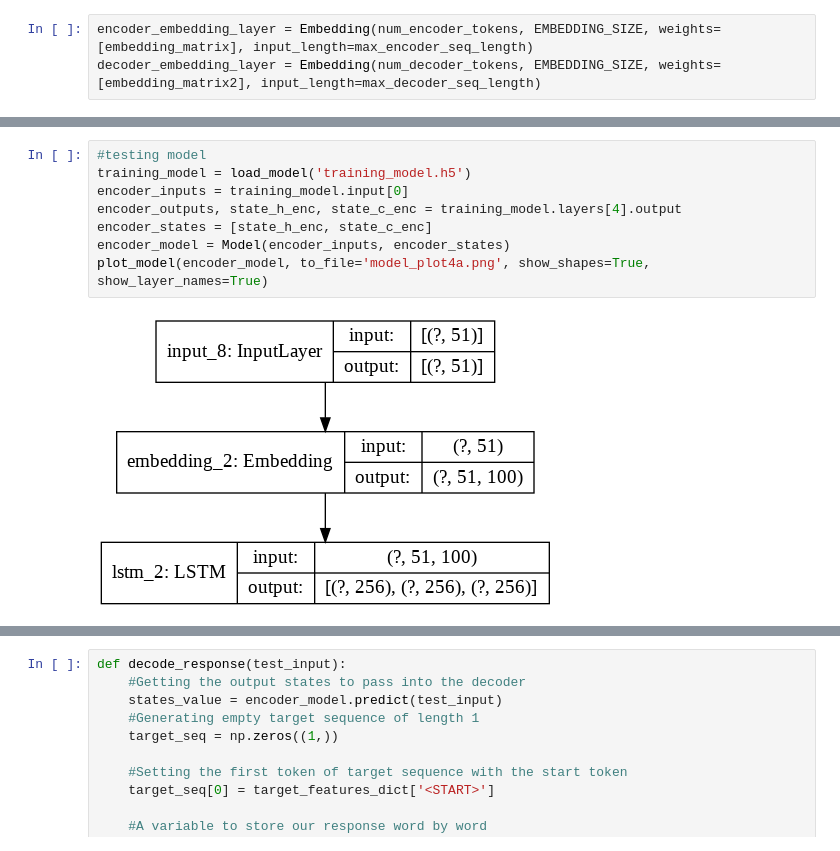
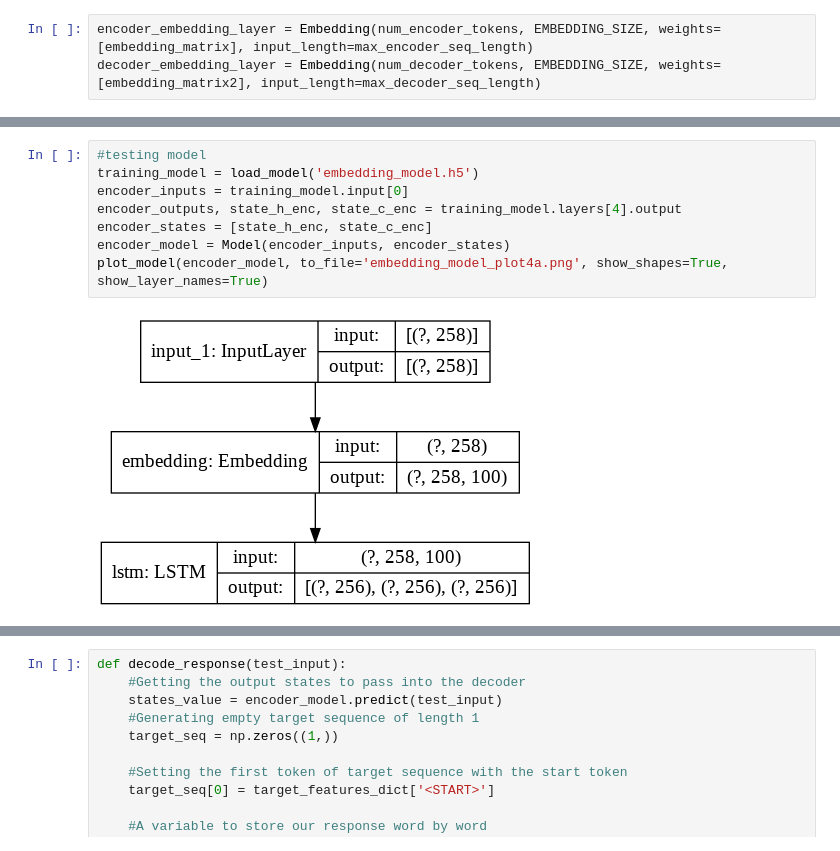
Before and after one commit to ccw5241/Deep_Learning_Project, a Jupyter notebook: chatbot_embedding.ipynb, the cells around one changed output, grey strips where cells are left out. Drawn from its saved outputs; the diff is of its cells as text.

```diff
--- a/chatbot_embedding.ipynb
+++ b/chatbot_embedding.ipynb
@@ -186,13 +202,13 @@ training_model.save('training_model.h5')
 # %%
 #testing model
-training_model = load_model('training_model.h5')
+training_model = load_model('embedding_model.h5')
 encoder_inputs = training_model.input[0]
 encoder_outputs, state_h_enc, state_c_enc = training_model.layers[4].output
 encoder_states = [state_h_enc, state_c_enc]
 encoder_model = Model(encoder_inputs, encoder_states)
-plot_model(encoder_model, to_file='model_plot4a.png', show_shapes=True, show_layer_names=True)
+plot_model(encoder_model, to_file='embedding_model_plot4a.png', show_shapes=True, show_layer_names=True)
 # %% [output]
-[figure, old version]
+[figure, new version]
 # %%
 latent_dim = 256
 decoder_state_input_hidden = Input(shape=(latent_dim,))
```
Also changed, not shown: parts of 10 cells of this notebook, 11 other files.
